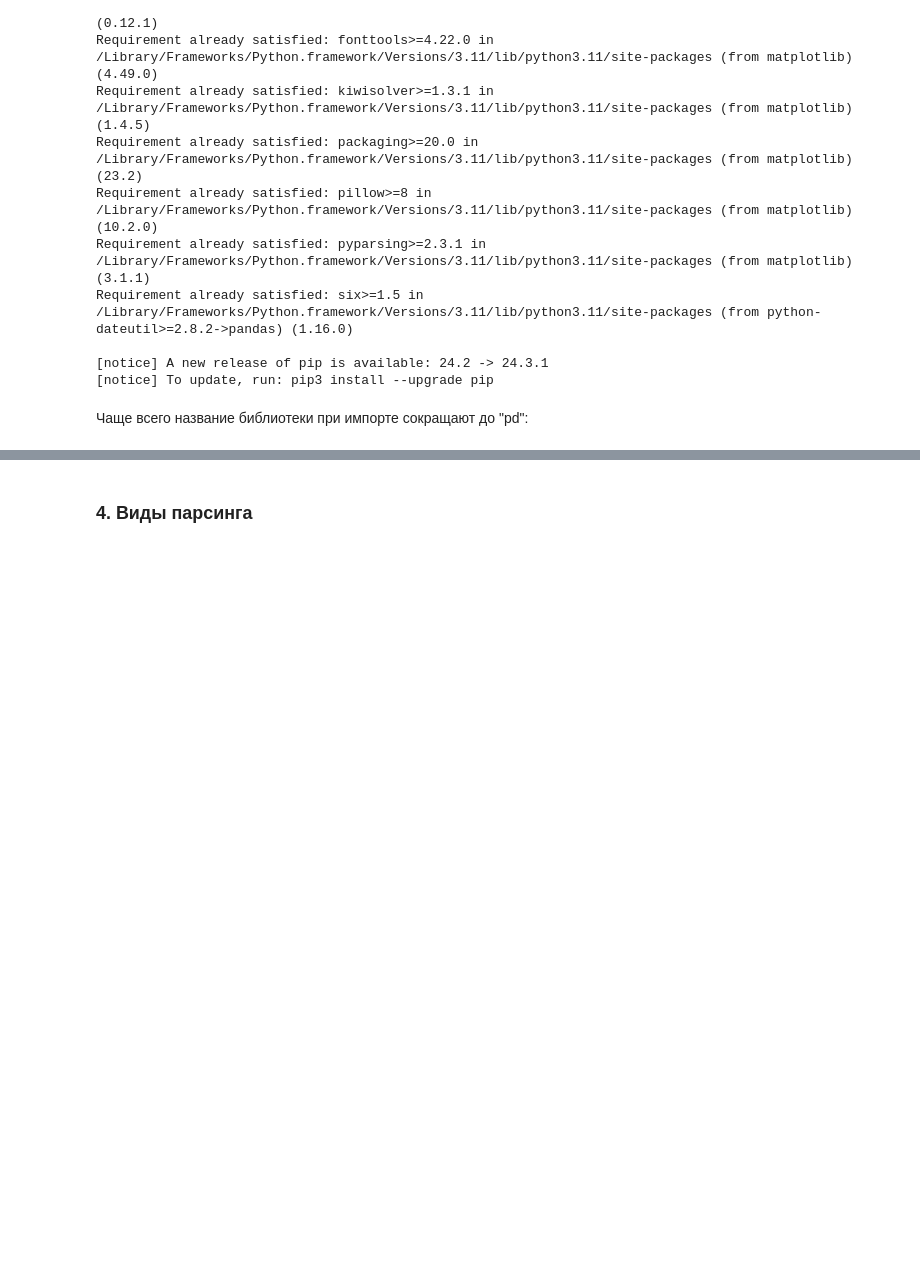
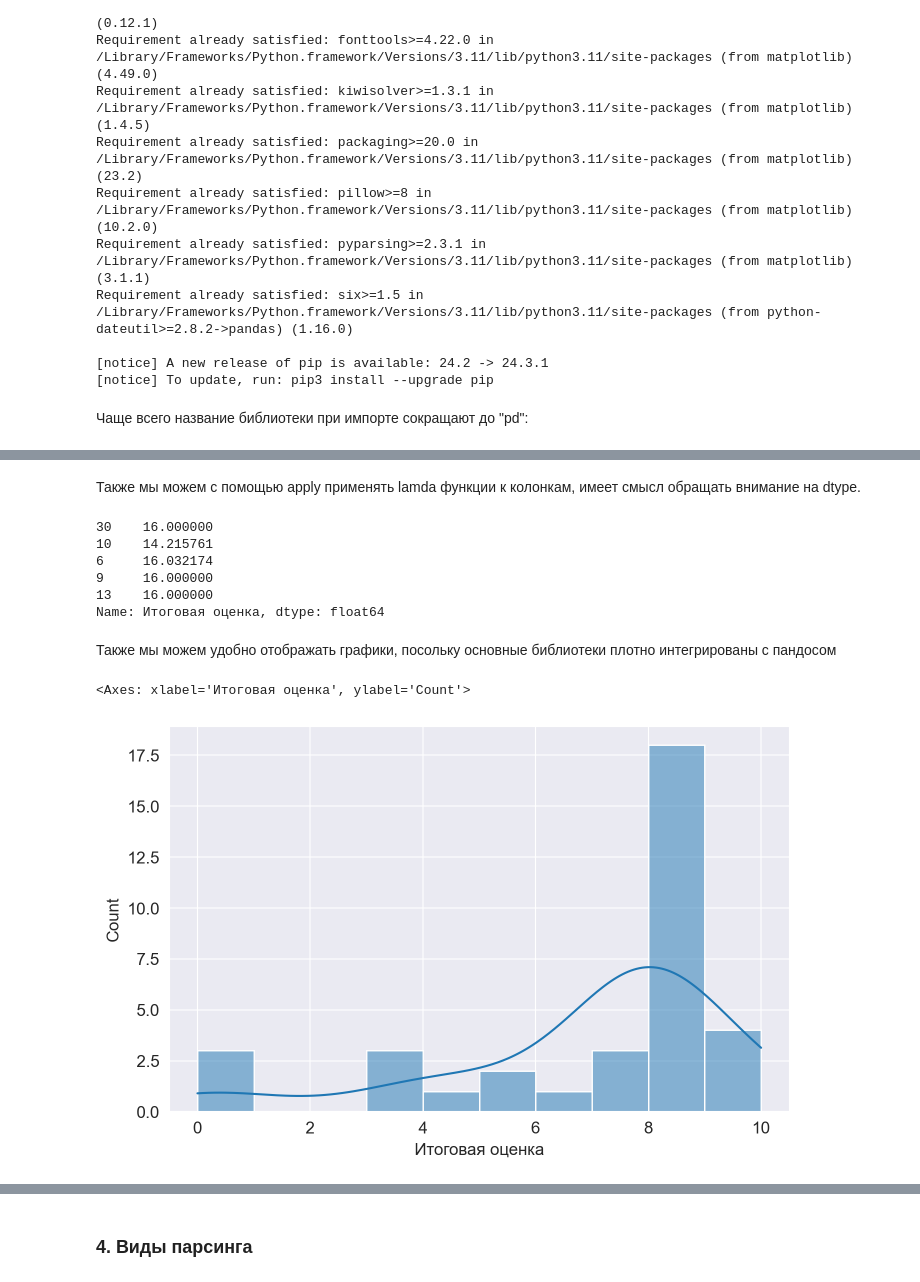
Before and after one commit to goffkiril/research_seminar_css_2024_2025, a Jupyter notebook: seminar_code/scraping/main.ipynb, the cells around one changed output, grey strips where cells are left out. Drawn from its saved outputs; the diff is of its cells as text; code cells hidden in the pictures; blank space fills up the shorter version.

```diff
--- a/seminar_code/scraping/main.ipynb
+++ b/seminar_code/scraping/main.ipynb
@@ -42,0 +97,5 @@ import pandas as pd
+# %%
+df = pd.read_excel('Алгоритмы_и_Структуры_Данных_ВСН_2023_4 модуль.xlsx')
+df.dropna(subset='Студент',inplace=True)
+df = df[:35]
+df.head(5)
@@ -42,0 +257,35 @@ import pandas as pd
+# %% [markdown]
+Также мы можем с помощью apply применять lamda функции к колонкам, имеет смысл обращать внимание на dtype.
+# %%
+# Копируем датафрейм
+df_temp = df.copy()
+
+# Умножаем значения столбца на 2
+df_temp['Итоговая оценка'] = df_temp['Итоговая оценка'].apply(lambda x: x * 2)
+
+# Выводим случайные 5 строк
+df_temp['Итоговая оценка'].sample(5)
+# %% [output]
+30    16.000000
+10    14.215761
+6     16.032174
+9     16.000000
+13    16.000000
+Name: Итоговая оценка, dtype: float64
+# %% [markdown]
+Также мы можем удобно отображать графики, посольку основные библиотеки плотно интегрированы с пандосом
+# %%
+%matplotlib inline
+import matplotlib as mpl
+import matplotlib.pyplot as plt
+import seaborn as sns
+%config InlineBackend.figure_format = 'retina'
+plt.rcParams['figure.figsize'] = 8, 5
+plt.rcParams['font.size'] = 12
+mpl.rcParams['savefig.format'] = 'pdf'
+sns.set_style('darkgrid')
+# %%
+sns.histplot(df['Итоговая оценка'], bins=10, kde=True)
+# %% [output]
+<Axes: xlabel='Итоговая оценка', ylabel='Count'>
+[figure, added]
```
Also changed, not shown: parts of 37 cells of this notebook, 2 other files.
